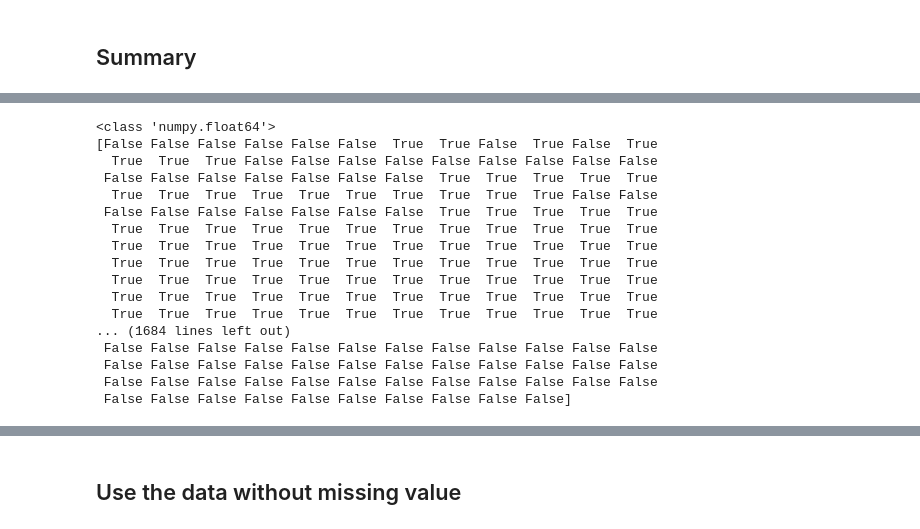
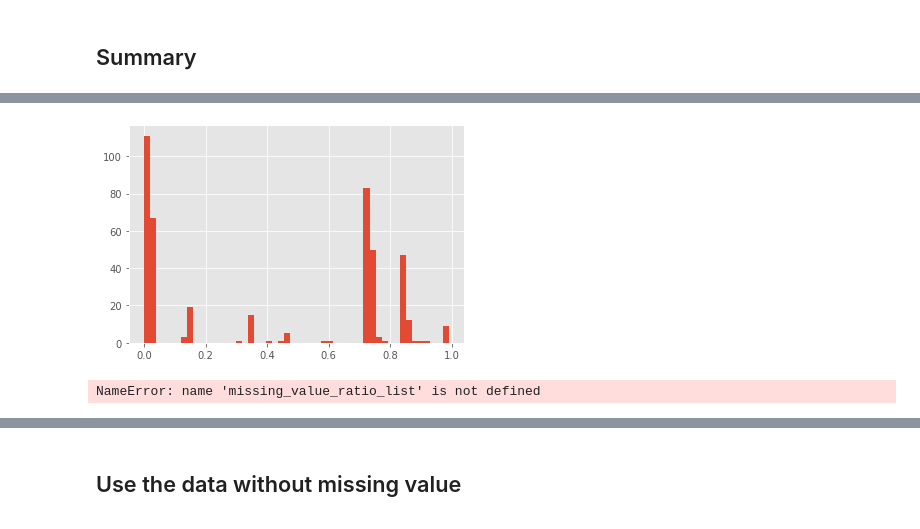
Before and after one commit to raywu60kg/credit-card-fraud-detection, a Jupyter notebook: notebooks/EDA.ipynb, the cells around one changed output, grey strips where cells are left out. Saved outputs shown, nothing was run; the diff lists cells and outputs as text; code cells hidden in the pictures.

```diff
--- a/notebooks/EDA.ipynb
+++ b/notebooks/EDA.ipynb
@@ -105,0 +105,11 @@ True
+# %%
+test_missing_value_ratio_list = []
+for key in test.columns:
+    try:
+        missing_value = sum(np.isnan(test[key]))/len(test)
+        test_missing_value_ratio_list.append(missing_value)
+        print(key, missing_value)
+    except Exception as e:
+        missing_value = sum(list(test[key] == "null") and list(pd.isna(test[key])))/len(test)
+        test_missing_value_ratio_list.append(missing_value)
+        print(key, missing_value)
@@ -111,29 +139,18 @@ plt.show()
+# %%
+plt.hist(test_missing_value_ratio_list, bins=50)
+plt.show()
+# %% [output]
+[figure, added]
 # %%
 lost_feature_num_list = []
 cut_point_candidates = np.linspace(0,1, 50)
 for cut_point in cut_point_candidates:
-    print(type(cut_point))
-    print(missing_value_ratio_list>cut_point)
+#     print(type(cut_point))
+#     print(missing_value_ratio_list>cut_point)
     lost_feature_num_list.append(
         sum(missing_value_ratio_list>cut_point)/len(missing_value_ratio_list))
 # %% [output]
-<class 'numpy.float64'>
-[False False False False False False  True  True False  True False  True
-  True  True  True False False False False False False False False False
- False False False False False False False  True  True  True  True  True
-  True  True  True  True  True  True  True  True  True  True False False
- False False False False False False False  True  True  True  True  True
-  True  True  True  True  True  True  True  True  True  True  True  True
-  True  True  True  True  True  True  True  True  True  True  True  True
-  True  True  True  True  True  True  True  True  True  True  True  True
-  True  True  True  True  True  True  True  True  True  True  True  True
-  True  True  True  True  True  True  True  True  True  True  True  True
-  True  True  True  True  True  True  True  True  True  True  True  True
-... (1684 lines left out)
- False False False False False False False False False False False False
- False False False False False False False False False False False False
- False False False False False False False False False False False False
- False False False False False False False False False False]
+NameError: name 'missing_value_ratio_list' is not defined
 # %%
 plt.plot(cut_point_candidates, lost_feature_num_list)
 plt.title("elbow curve")
```
Also changed, not shown: parts of 45 cells of this notebook, 13 other files.
